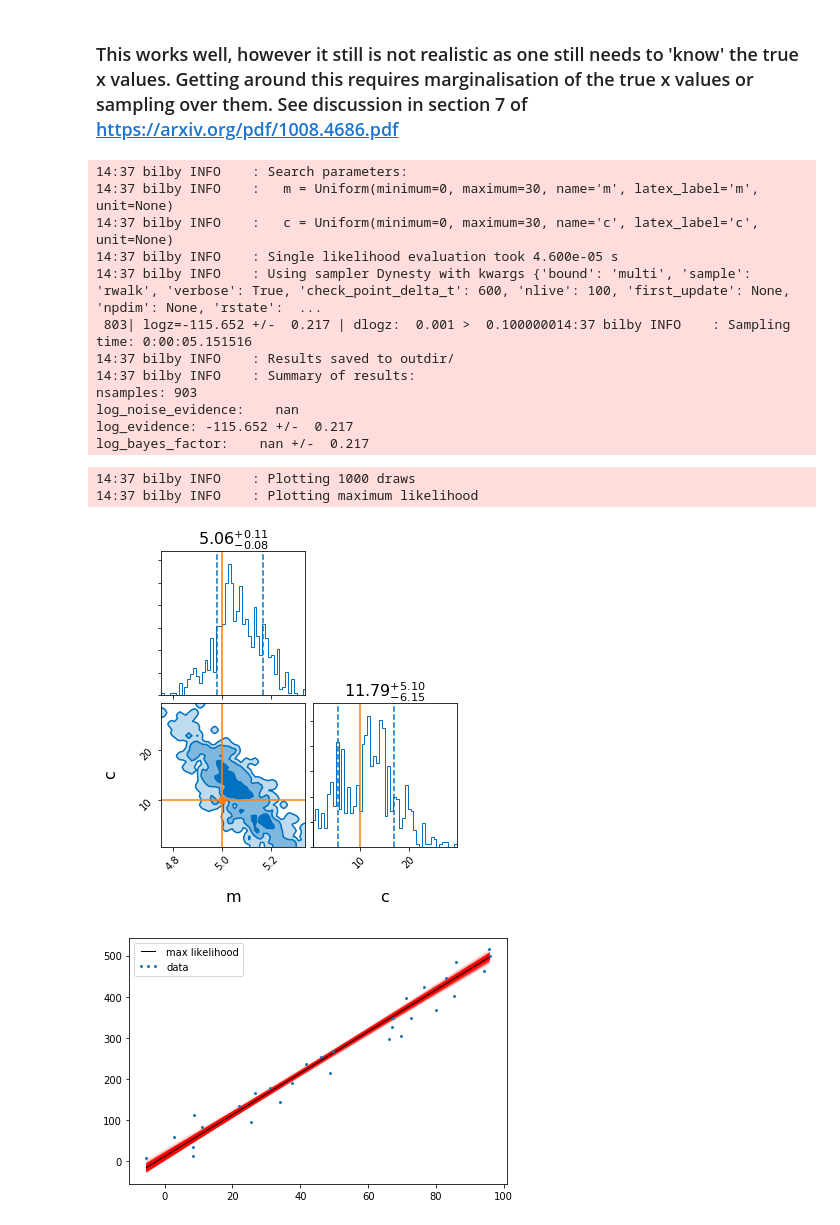
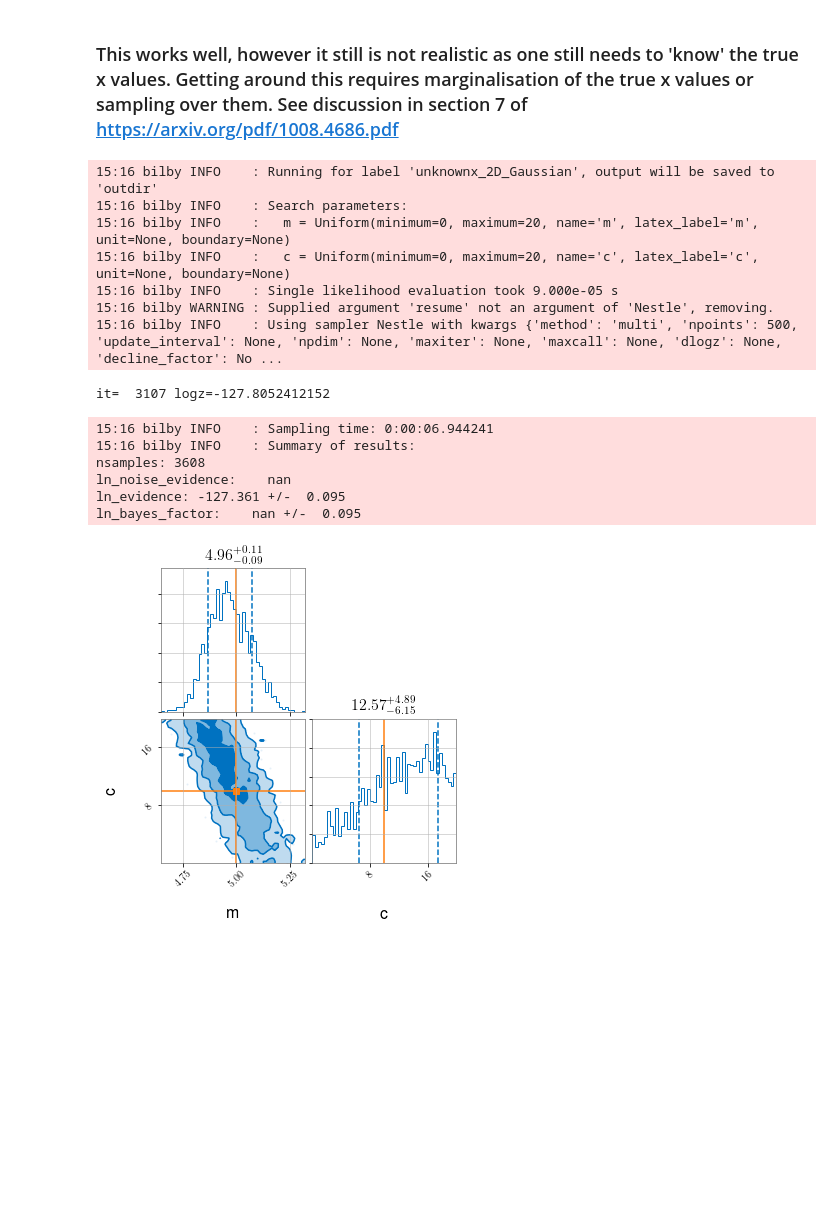
Before and after one commit to nikhil-sarin/2Derrors, a Jupyter notebook: fitting_with_x_and_y_errors.ipynb, the cells around one changed output. Saved outputs shown, nothing was run; the diff lists cells and outputs as text; code cells hidden in the pictures; blank space fills up the shorter version.

```diff
--- a/fitting_with_x_and_y_errors.ipynb
+++ b/fitting_with_x_and_y_errors.ipynb
@@ -135,6 +138,7 @@ class TwoDGaussianLikelihood_knownxtrue(bilby.Likelihood):
         parameters = inspect.getargspec(function).args
         parameters.pop(0)
         self.parameters = dict.fromkeys(parameters)
+        super(TwoDGaussianLikelihood_knownxtrue, self).__init__(parameters=dict())
 
     def log_likelihood(self):
         resy = self.yobs - self.function(self.xtrue, **self.parameters)
@@ -145,6 +149,6 @@ TwoDGaussian_knownx = TwoDGaussianLikelihood_knownxtrue(xtrue = data['xtrue'], x
                                                         yobs = data['yobs'], xerr=data['xerr'],
                                                         yerr = data['yerr'], function=model)
 result_2D_knownx = bilby.run_sampler(
-    likelihood=TwoDGaussian_knownx, priors=priors, sampler='dynesty', npoints=livepoints,
+    likelihood=TwoDGaussian_knownx, priors=priors, sampler='nestle', npoints=livepoints,
     walks=walks, outdir=outdir, label='knownx_2D_Gaussian')
 # %% [output]
@@ -193,6 +195,7 @@ class TwoDGaussianLikelihood_unknownx(bilby.Likelihood):
         parameters = inspect.getargspec(function).args
         parameters.pop(0)
         self.parameters = dict.fromkeys(parameters)
+        super(TwoDGaussianLikelihood_unknownx, self).__init__(parameters=dict())
 
     def log_likelihood(self):
         m = self.parameters['m']
@@ -210,30 +213,29 @@ TwoDGaussian_unknownx = TwoDGaussianLikelihood_unknownx(xobs = data['xobs'], yob
                                                         xerr= data['xerr'], yerr = data['yerr'],
                                                         function=model)
 result_2D_unknownx = bilby.run_sampler(
-    likelihood=TwoDGaussian_unknownx, priors=priors, sampler='dynesty', npoints=livepoints,
+    likelihood=TwoDGaussian_unknownx, priors=priors, sampler='nestle', npoints=livepoints,
     walks=walks, outdir=outdir, label='unknownx_2D_Gaussian')
 # %% [output]
-14:37 bilby INFO    : Search parameters:
-14:37 bilby INFO    :   m = Uniform(minimum=0, maximum=30, name='m', latex_label='m', unit=None)
-14:37 bilby INFO    :   c = Uniform(minimum=0, maximum=30, name='c', latex_label='c', unit=None)
-14:37 bilby INFO    : Single likelihood evaluation took 4.600e-05 s
-14:37 bilby INFO    : Using sampler Dynesty with kwargs {'bound': 'multi', 'sample': 'rwalk', 'verbose': True, 'check_point_delta_t': 600, 'nlive': 100, 'first_update': None, 'npdim': None, 'rstate':  ...
- 803| logz=-115.652 +/-  0.217 | dlogz:  0.001 >  0.100000014:37 bilby INFO    : Sampling time: 0:00:05.151516
-14:37 bilby INFO    : Results saved to outdir/
-14:37 bilby INFO    : Summary of results:
-nsamples: 903
-log_noise_evidence:    nan
-log_evidence: -115.652 +/-  0.217
-log_bayes_factor:    nan +/-  0.217
+15:16 bilby INFO    : Running for label 'unknownx_2D_Gaussian', output will be saved to 'outdir'
+15:16 bilby INFO    : Search parameters:
+15:16 bilby INFO    :   m = Uniform(minimum=0, maximum=20, name='m', latex_label='m', unit=None, boundary=None)
+15:16 bilby INFO    :   c = Uniform(minimum=0, maximum=20, name='c', latex_label='c', unit=None, boundary=None)
+15:16 bilby INFO    : Single likelihood evaluation took 9.000e-05 s
+15:16 bilby WARNING : Supplied argument 'resume' not an argument of 'Nestle', removing.
+15:16 bilby INFO    : Using sampler Nestle with kwargs {'method': 'multi', 'npoints': 500, 'update_interval': None, 'npdim': None, 'maxiter': None, 'maxcall': None, 'dlogz': None, 'decline_factor': No ...
+it=  3107 logz=-127.8052412152
+15:16 bilby INFO    : Sampling time: 0:00:06.944241
+15:16 bilby INFO    : Summary of results:
+nsamples: 3608
+ln_noise_evidence:    nan
+ln_evidence: -127.361 +/-  0.095
+ln_bayes_factor:    nan +/-  0.095
 # %%
 result_2D_unknownx.plot_corner(truth=dict(m=5, c = 10), titles = True)
-result_2D_unknownx.plot_with_data(model = model, x = data['xobs'], y = data['yobs'], ndraws=1000, npoints=100)
-plt.show()
+# result_2D_unknownx.plot_with_data(model = model, x = data['xobs'], y = data['yobs'], ndraws=1000, npoints=100)
+# plt.show()
 # %% [output]
-14:37 bilby INFO    : Plotting 1000 draws
-14:37 bilby INFO    : Plotting maximum likelihood
-[figure, old version]
+[figure, new version]
-[figure, removed]
 # %% [markdown]
 ### Another approach to getting around 'knowing true values of x' is to sample over them. This is problematic for several samplers as each x data point adds a dimension.
 
```
Also changed, not shown: parts of 12 cells of this notebook.
